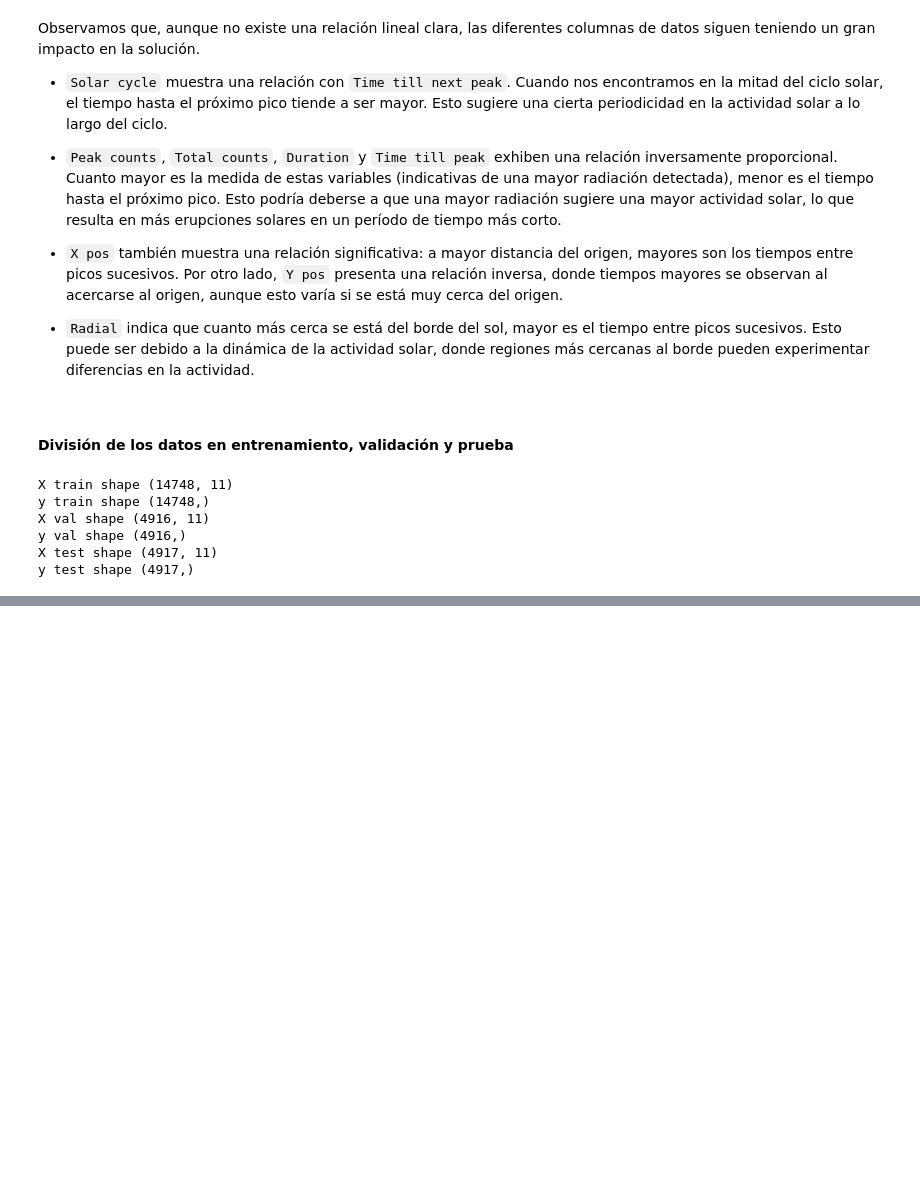
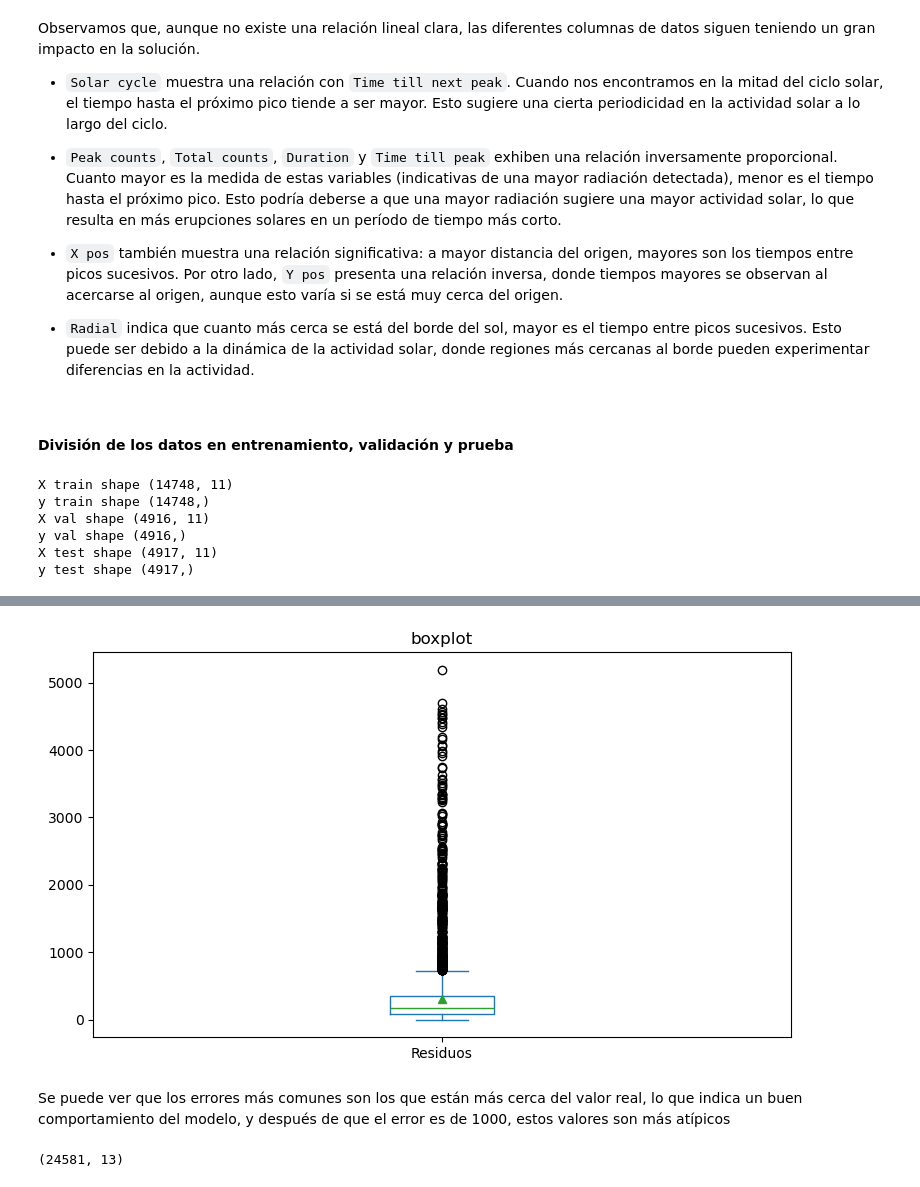
Before and after one commit to WonderfulAme/solar-flares, a Jupyter notebook: Notebook.ipynb, the cells around one changed output, grey strips where cells are left out. Drawn from its saved outputs; the diff is of its cells as text; code cells hidden in the pictures; blank space fills up the shorter version.

```diff
--- a/Notebook.ipynb
+++ b/Notebook.ipynb
@@ -884,0 +1047,13 @@ best_model.fit(x_train, y_train)
+# %%
+DF = pd.DataFrame({'Residuos': res_abs})
+ax = DF.plot(kind='box', title='boxplot', showmeans=True, figsize=(9,5))
+# %% [output]
+[figure, added]
+# %% [markdown]
+Se puede ver que los errores más comunes son los que están más cerca del valor real, lo que indica un buen comportamiento del modelo, y después de que el error es de 1000, estos valores son más atípicos
+# %%
+data_test = data.copy()
+data_test["Error absoluto"] = err_abs
+data_test.shape
+# %% [output]
+(24581, 13)
```
Also changed, not shown: parts of 68 cells of this notebook, 2 other files.
